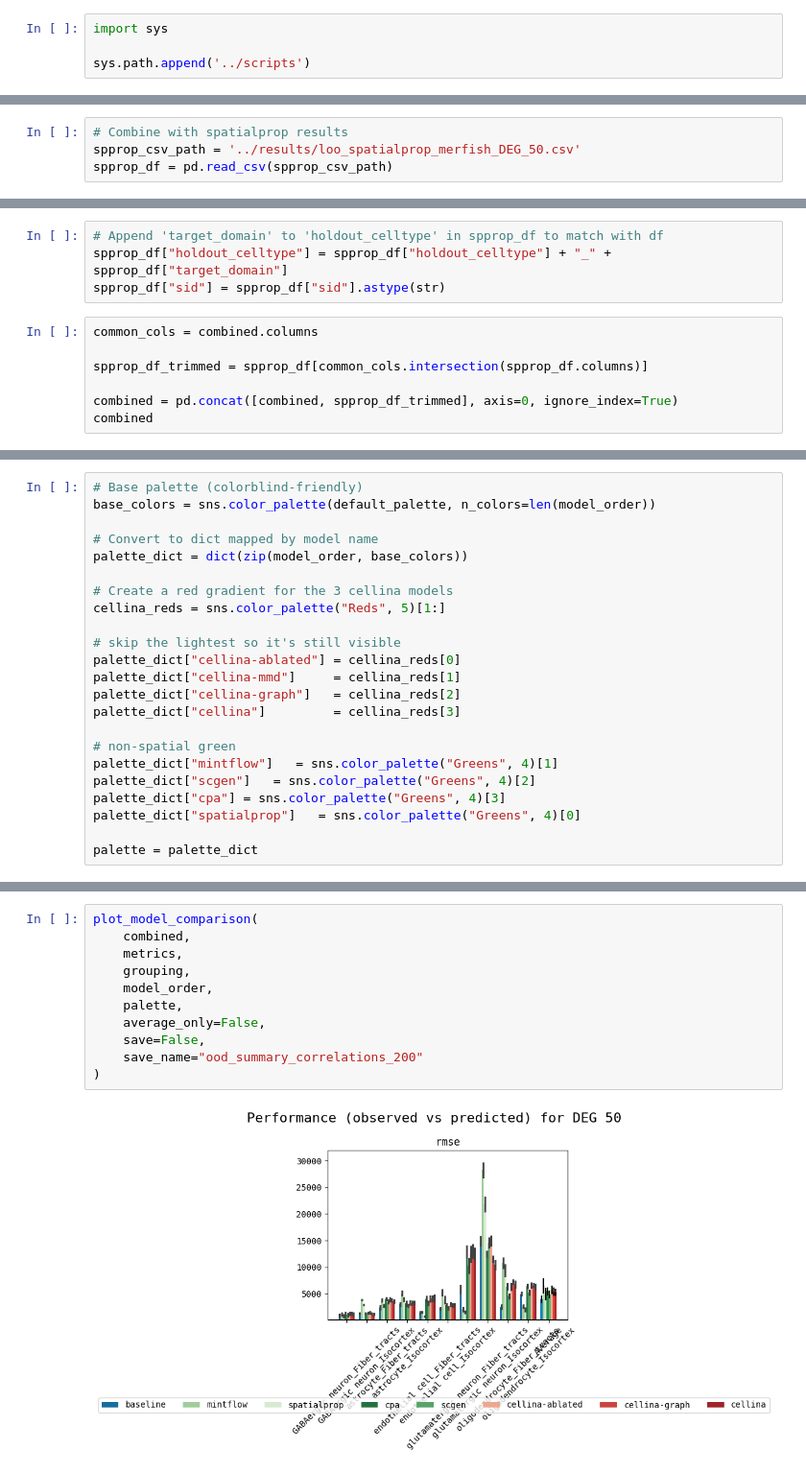
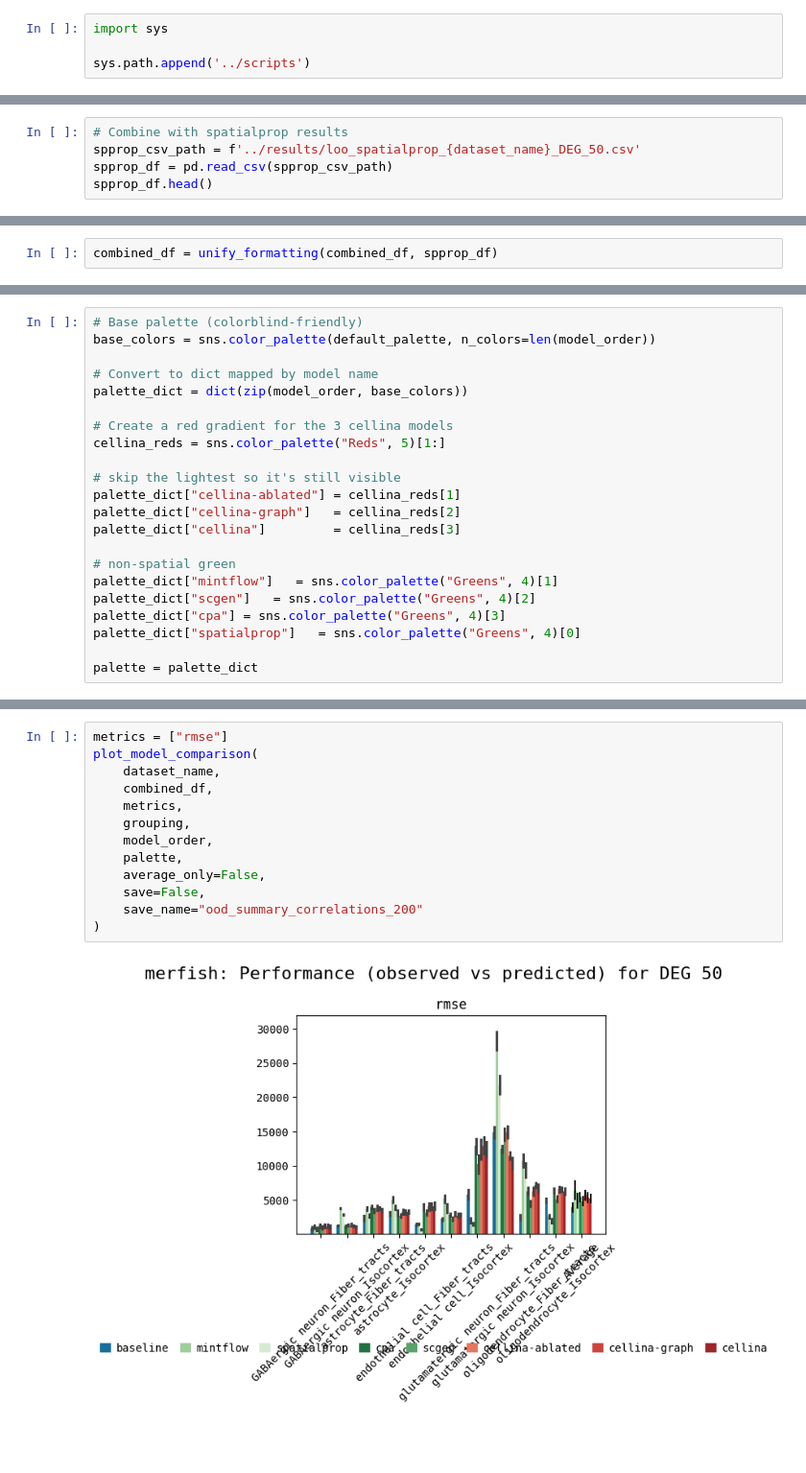
Before and after one commit to PMBio/cellina-reproducibility, a Jupyter notebook: notebooks/ood_plots_merfish.ipynb, the cells around one changed output, grey strips where cells are left out. Shown at 96% size. Saved outputs shown, nothing was run; the diff lists cells and outputs as text; blank space fills up the shorter version.

Commit message:
Update some plotting code

```diff
--- a/notebooks/ood_plots_merfish.ipynb
+++ b/notebooks/ood_plots_merfish.ipynb
@@ -277,4 +115,5 @@ combined.head()
 # %%
 # Combine with spatialprop results
-spprop_csv_path = '../results/loo_spatialprop_merfish_DEG_50.csv'
+spprop_csv_path = f'../results/loo_spatialprop_{dataset_name}_DEG_50.csv'
 spprop_df = pd.read_csv(spprop_csv_path)
+spprop_df.head()
@@ -290,11 +127,2 @@ spprop_df.head()
-# %%
-# Append 'target_domain' to 'holdout_celltype' in spprop_df to match with df
-spprop_df["holdout_celltype"] = spprop_df["holdout_celltype"] + "_" + spprop_df["target_domain"]
-spprop_df["sid"] = spprop_df["sid"].astype(str)
 # %%
-common_cols = combined.columns
-
-spprop_df_trimmed = spprop_df[common_cols.intersection(spprop_df.columns)]
-
-combined = pd.concat([combined, spprop_df_trimmed], axis=0, ignore_index=True)
-combined
+combined_df = unify_formatting(combined_df, spprop_df)
@@ -341,8 +154,7 @@ palette_dict = dict(zip(model_order, base_colors))
 cellina_reds = sns.color_palette("Reds", 5)[1:]
 
 # skip the lightest so it's still visible
-palette_dict["cellina-ablated"] = cellina_reds[0]
-palette_dict["cellina-mmd"]     = cellina_reds[1]
+palette_dict["cellina-ablated"] = cellina_reds[1]
 palette_dict["cellina-graph"]   = cellina_reds[2]
 palette_dict["cellina"]         = cellina_reds[3]
 
@@ -388,14 +198,16 @@ metrics = ["rmse"]
 # %%
+metrics = ["rmse"]
 plot_model_comparison(
-    combined,
+    dataset_name,
+    combined_df,
     metrics,
     grouping,
     model_order,
     palette,
     average_only=False,
     save=False,
     save_name="ood_summary_correlations_200"
 )
 # %% [output]
-[figure, old version]
+[figure, new version]
 # %%
```
Also changed, not shown: parts of 24 cells of this notebook, 2 other files.
